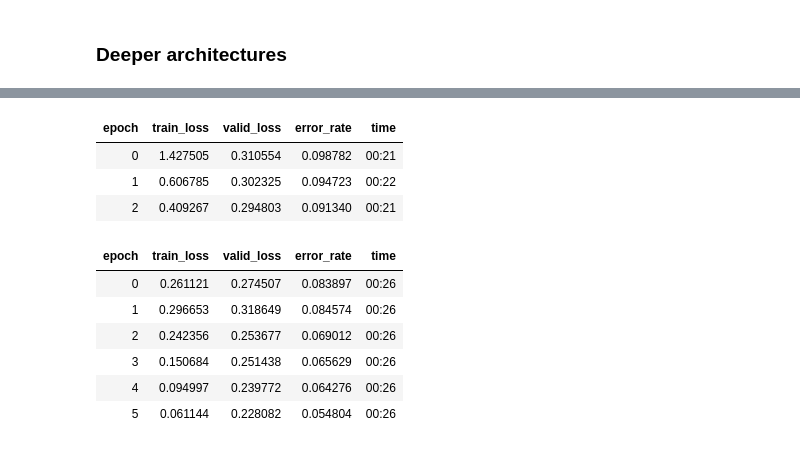
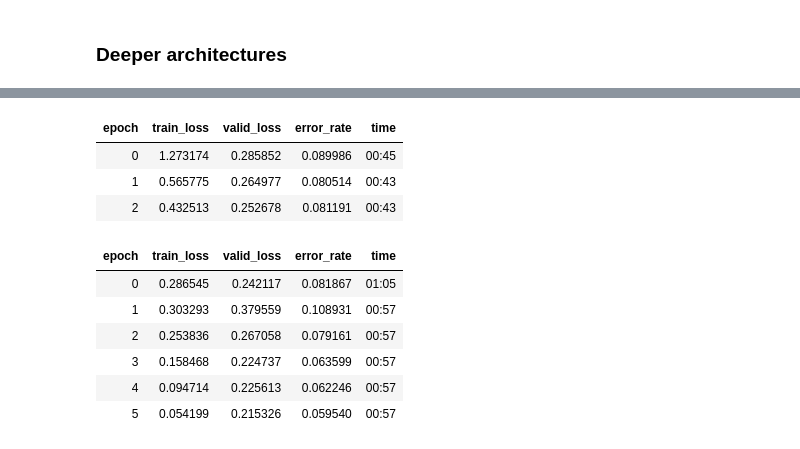
Before and after one commit to laurentprudhon/cours-deeplearning-2020, a Jupyter notebook: notebooks/04_pet_breeds.ipynb, the cells around one changed output, grey strips where cells are left out. Drawn from its saved outputs; the diff is of its cells as text; code cells hidden in the pictures.

```diff
--- a/notebooks/04_pet_breeds.ipynb
+++ b/notebooks/04_pet_breeds.ipynb
@@ -339,7 +356,7 @@ learn.recorder.plot_loss()
 # %% [markdown]
 ### Deeper architectures
 # %%
-from fastai2.callback.fp16 import *
-learn = cnn_learner(dls, resnet50, metrics=error_rate).to_fp16()
+#from fastai2.callback.fp16 import *
+learn = cnn_learner(dls, resnet50, metrics=error_rate) #.to_fp16()
 learn.fine_tune(6, freeze_epochs=3)
 # %% [output]
@@ -346,11 +364,11 @@ learn.fine_tune(6, freeze_epochs=3)
 | epoch | train_loss | valid_loss | error_rate | time |
-| 0 | 1.427505 | 0.310554 | 0.098782 | 00:21 |
-| 1 | 0.606785 | 0.302325 | 0.094723 | 00:22 |
-| 2 | 0.409267 | 0.294803 | 0.091340 | 00:21 |
+| 0 | 1.273174 | 0.285852 | 0.089986 | 00:45 |
+| 1 | 0.565775 | 0.264977 | 0.080514 | 00:43 |
+| 2 | 0.432513 | 0.252678 | 0.081191 | 00:43 |
 | epoch | train_loss | valid_loss | error_rate | time |
-| 0 | 0.261121 | 0.274507 | 0.083897 | 00:26 |
-| 1 | 0.296653 | 0.318649 | 0.084574 | 00:26 |
-| 2 | 0.242356 | 0.253677 | 0.069012 | 00:26 |
-| 3 | 0.150684 | 0.251438 | 0.065629 | 00:26 |
-| 4 | 0.094997 | 0.239772 | 0.064276 | 00:26 |
-| 5 | 0.061144 | 0.228082 | 0.054804 | 00:26 |
+| 0 | 0.286545 | 0.242117 | 0.081867 | 01:05 |
+| 1 | 0.303293 | 0.379559 | 0.108931 | 00:57 |
+| 2 | 0.253836 | 0.267058 | 0.079161 | 00:57 |
+| 3 | 0.158468 | 0.224737 | 0.063599 | 00:57 |
+| 4 | 0.094714 | 0.225613 | 0.062246 | 00:57 |
+| 5 | 0.054199 | 0.215326 | 0.059540 | 00:57 |
```
Also changed, not shown: parts of 27 cells of this notebook, 3 other files.
